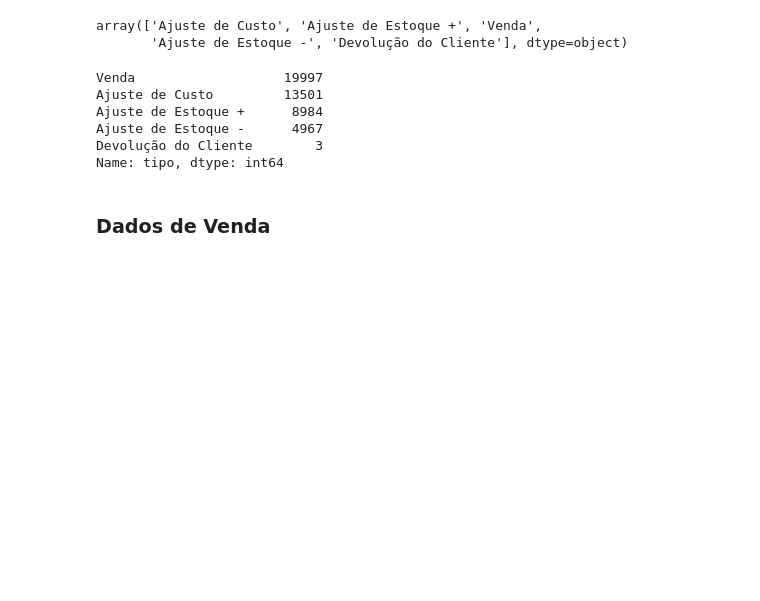
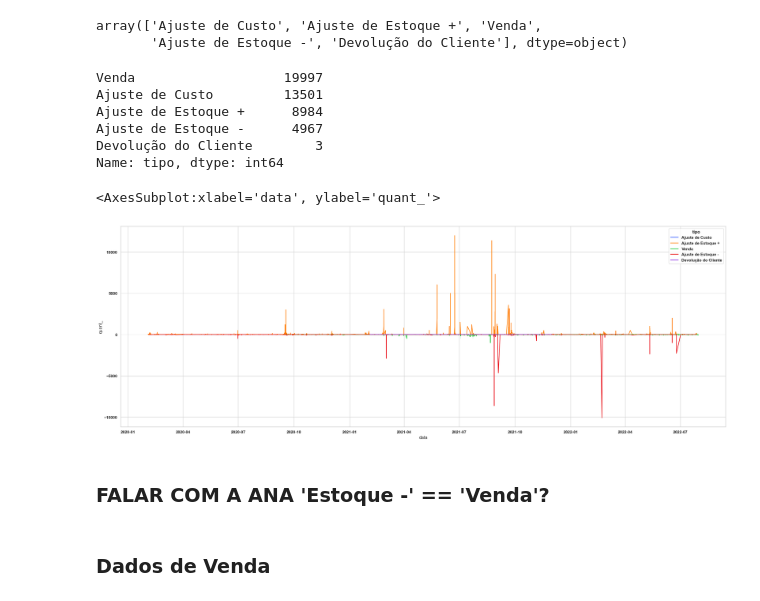
Before and after one commit to donbigode/Timeseries-prediction-model, a Jupyter notebook: Analysis/EDA.ipynb, the cells around one changed output. Saved outputs shown, nothing was run; the diff lists cells and outputs as text; code cells hidden in the pictures; blank space fills up the shorter version.

```diff
--- a/Analysis/EDA.ipynb
+++ b/Analysis/EDA.ipynb
@@ -254,6 +254,14 @@ Ajuste de Estoque +      8984
 Ajuste de Estoque -      4967
 Devolução do Cliente        3
 Name: tipo, dtype: int64
+# %%
+#Analisando Dados de estocagem com vendas
+sns.lineplot(x= 'data',y = 'quant_' ,data = modelo_transac_prod, hue='tipo', palette='bright')
+# %% [output]
+<AxesSubplot:xlabel='data', ylabel='quant_'>
+[figure, added]
+# %% [markdown]
+### FALAR COM A ANA 'Estoque -' == 'Venda'?
 # %% [markdown]
 ### Dados de Venda
 # %%
```
Also changed, not shown: parts of 2 cells of this notebook, 1 other file.
